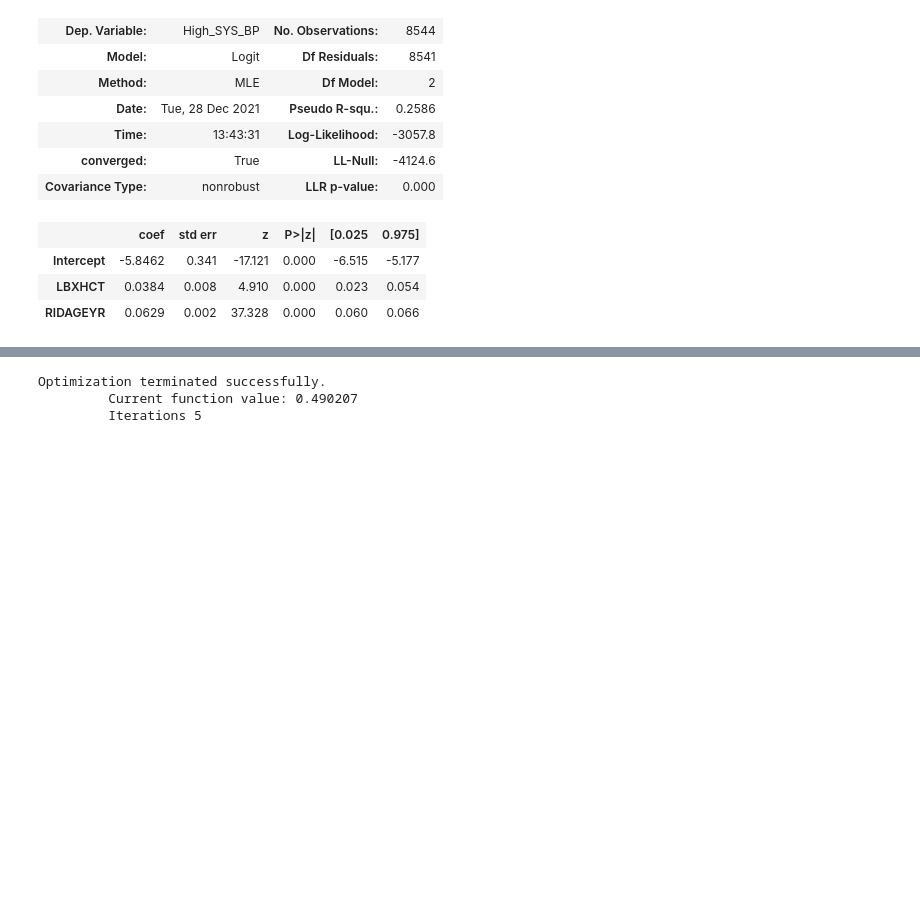
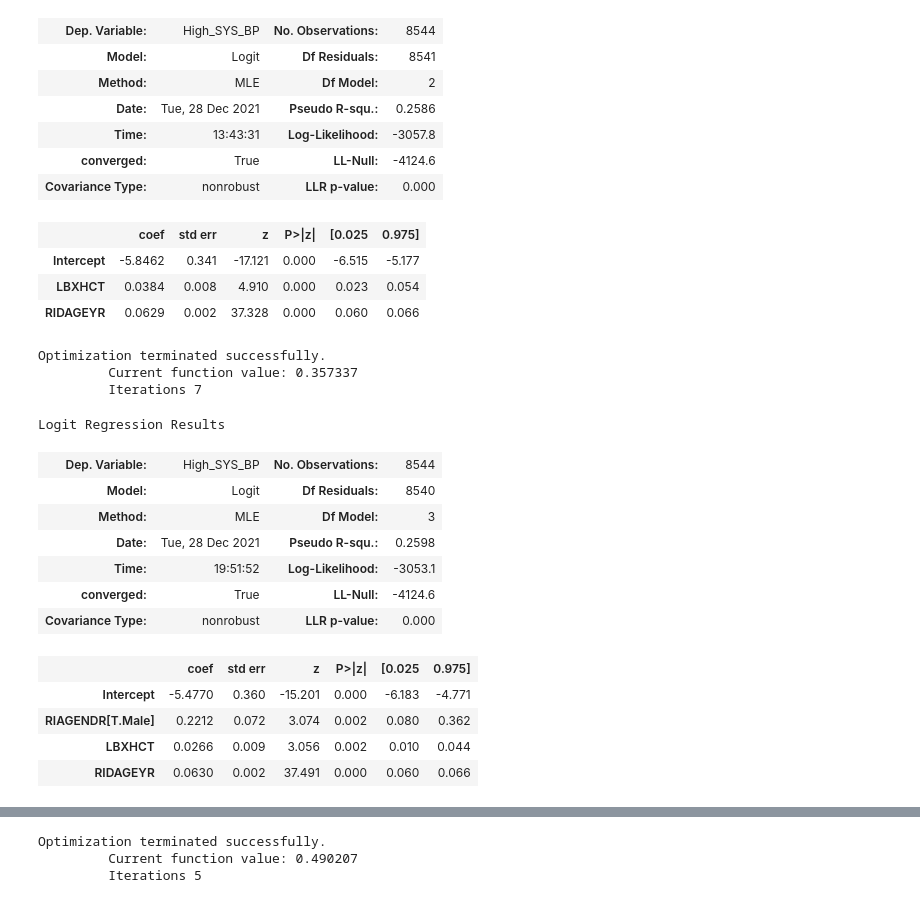
Before and after one commit to noodleybroodley/Final-Capstone, a Jupyter notebook: notebooks/test.ipynb, the cells around one changed output, grey strips where cells are left out. Drawn from its saved outputs; the diff is of its cells as text; code cells hidden in the pictures; blank space fills up the shorter version.

Commit message:
added more logistic regressions

```diff
--- a/notebooks/test.ipynb
+++ b/notebooks/test.ipynb
@@ -263,6 +263,23 @@ Logit Regression Results
 | LBXHCT | 0.0384 | 0.008 | 4.910 | 0.000 | 0.023 | 0.054 |
 | RIDAGEYR | 0.0629 | 0.002 | 37.328 | 0.000 | 0.060 | 0.066 |
 # %%
-formula3 = "High_SYS_BP ~ LBXHCT + RIDAGEYR +"
-mylogit3 = smf.logit(formula=formula2, data=test_df).fit()
+formula3 = "High_SYS_BP ~ LBXHCT + RIDAGEYR + RIAGENDR"
+mylogit3 = smf.logit(formula=formula3, data=test_df).fit()
 mylogit3.summary()
+# %% [output]
+Optimization terminated successfully.
+         Current function value: 0.357337
+         Iterations 7
+Logit Regression Results
+| Dep. Variable: | High_SYS_BP | No. Observations: | 8544 |
+| Model: | Logit | Df Residuals: | 8540 |
+| Method: | MLE | Df Model: | 3 |
+| Date: | Tue, 28 Dec 2021 | Pseudo R-squ.: | 0.2598 |
+| Time: | 19:51:52 | Log-Likelihood: | -3053.1 |
+| converged: | True | LL-Null: | -4124.6 |
+| Covariance Type: | nonrobust | LLR p-value: | 0.000 |
+|  | coef | std err | z | P>|z| | [0.025 | 0.975] |
+| Intercept | -5.4770 | 0.360 | -15.201 | 0.000 | -6.183 | -4.771 |
+| RIAGENDR[T.Male] | 0.2212 | 0.072 | 3.074 | 0.002 | 0.080 | 0.362 |
+| LBXHCT | 0.0266 | 0.009 | 3.056 | 0.002 | 0.010 | 0.044 |
+| RIDAGEYR | 0.0630 | 0.002 | 37.491 | 0.000 | 0.060 | 0.066 |
```
Also changed, not shown: parts of 2 cells of this notebook.
